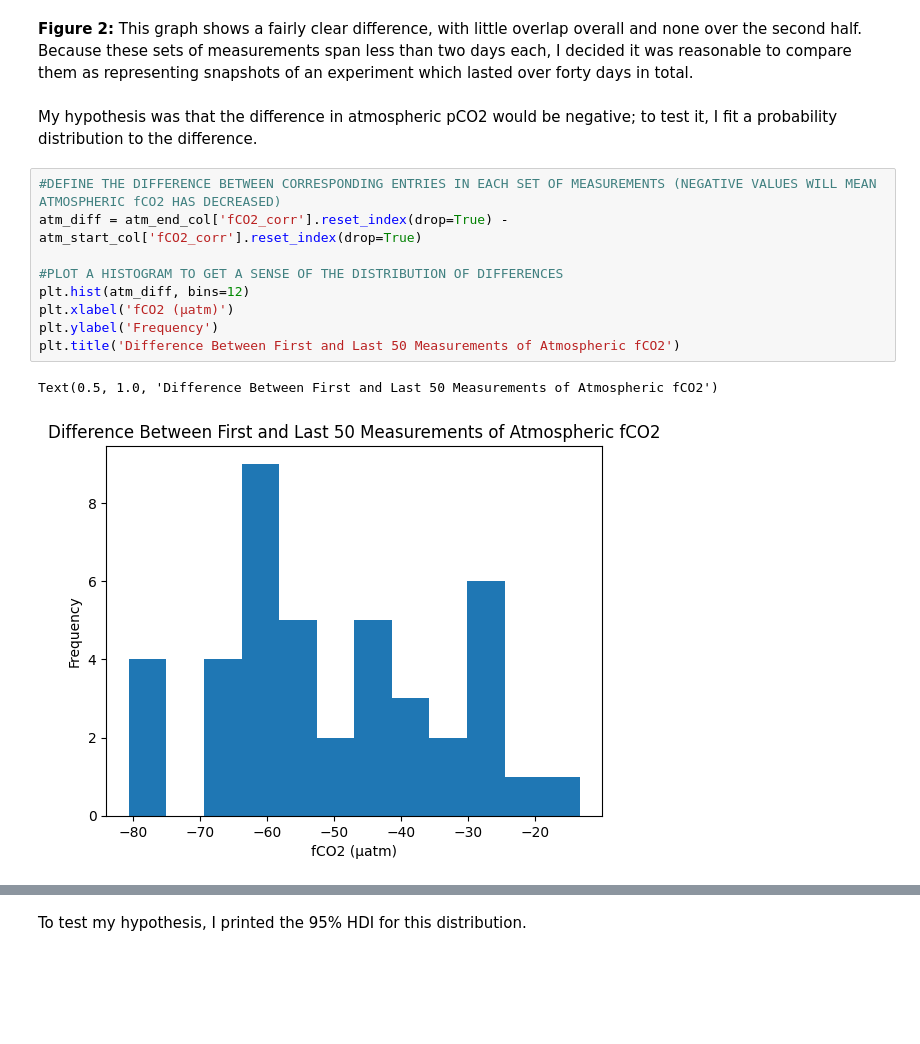
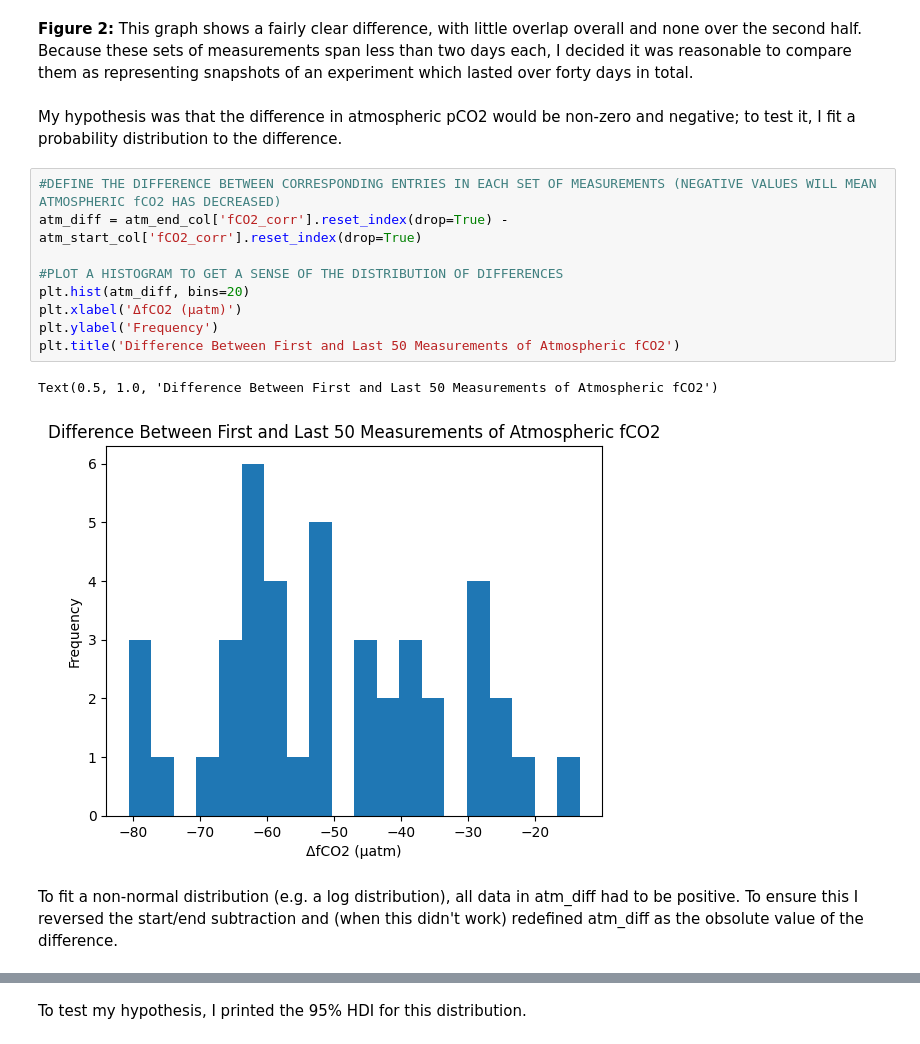
Before and after one commit to ep42south-star/u8254334_EMSC2010---Individual_Project, a Jupyter notebook: u8254334_Individual_Project.ipynb, the cells around one changed output, grey strips where cells are left out. Saved outputs shown, nothing was run; the diff lists cells and outputs as text; blank space fills up the shorter version.

```diff
--- a/u8254334_Individual_Project.ipynb
+++ b/u8254334_Individual_Project.ipynb
@@ -223,17 +225,19 @@ plt.show()
 # %% [markdown]
 **Figure 2:** This graph shows a fairly clear difference, with little overlap overall and none over the second half. Because these sets of measurements span less than two days each, I decided it was reasonable to compare them as representing snapshots of an experiment which lasted over forty days in total.
 # %% [markdown]
-My hypothesis was that the difference in atmospheric pCO2 would be negative; to test it, I fit a probability distribution to the difference.
+My hypothesis was that the difference in atmospheric pCO2 would be non-zero and negative; to test it, I fit a probability distribution to the difference.
 # %%
 #DEFINE THE DIFFERENCE BETWEEN CORRESPONDING ENTRIES IN EACH SET OF MEASUREMENTS (NEGATIVE VALUES WILL MEAN ATMOSPHERIC fCO2 HAS DECREASED)
 atm_diff = atm_end_col['fCO2_corr'].reset_index(drop=True) - atm_start_col['fCO2_corr'].reset_index(drop=True)
 
 #PLOT A HISTOGRAM TO GET A SENSE OF THE DISTRIBUTION OF DIFFERENCES
-plt.hist(atm_diff, bins=12)
-plt.xlabel('fCO2 (µatm)')
+plt.hist(atm_diff, bins=20)
+plt.xlabel('ΔfCO2 (µatm)')
 plt.ylabel('Frequency')
 plt.title('Difference Between First and Last 50 Measurements of Atmospheric fCO2')
 # %% [output]
 Text(0.5, 1.0, 'Difference Between First and Last 50 Measurements of Atmospheric fCO2')
-[figure, old version]
+[figure, new version]
+# %% [markdown]
+To fit a non-normal distribution (e.g. a log distribution), all data in atm_diff had to be positive. To ensure this I reversed the start/end subtraction and (when this didn't work) redefined atm_diff as the obsolute value of the difference.
 # %%
```
Also changed, not shown: parts of 25 cells of this notebook.
